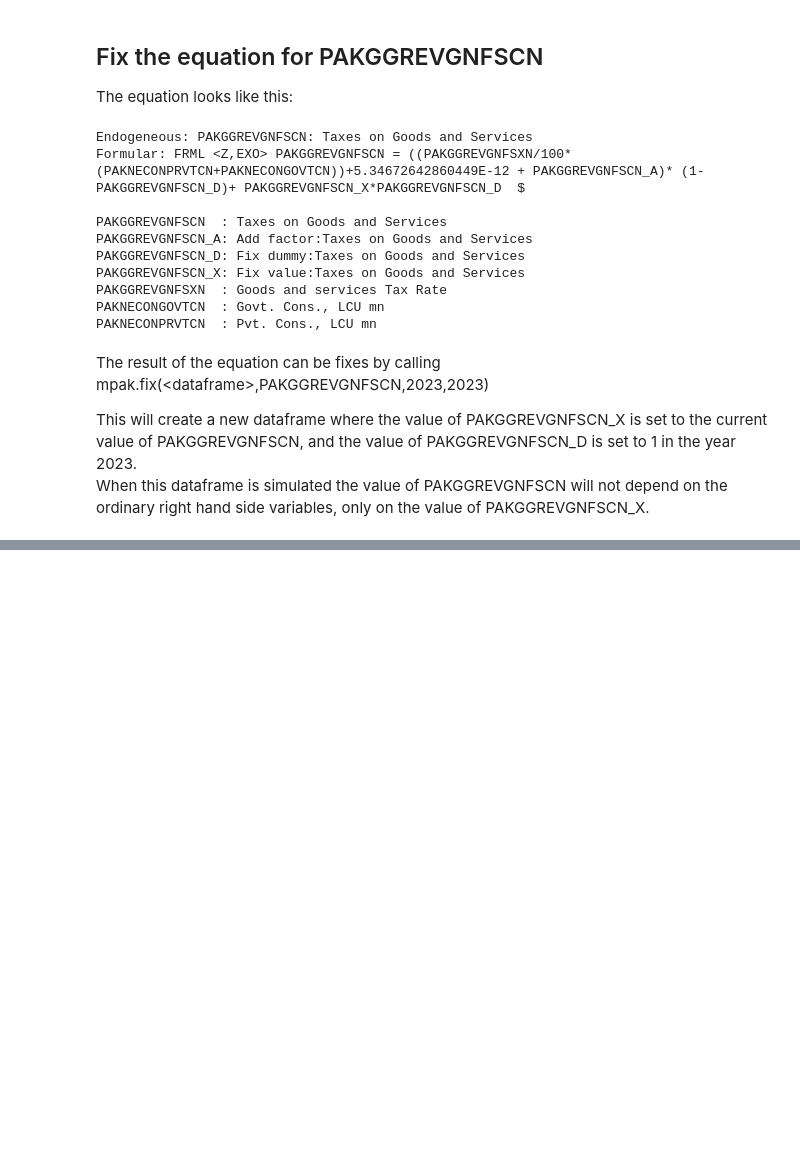
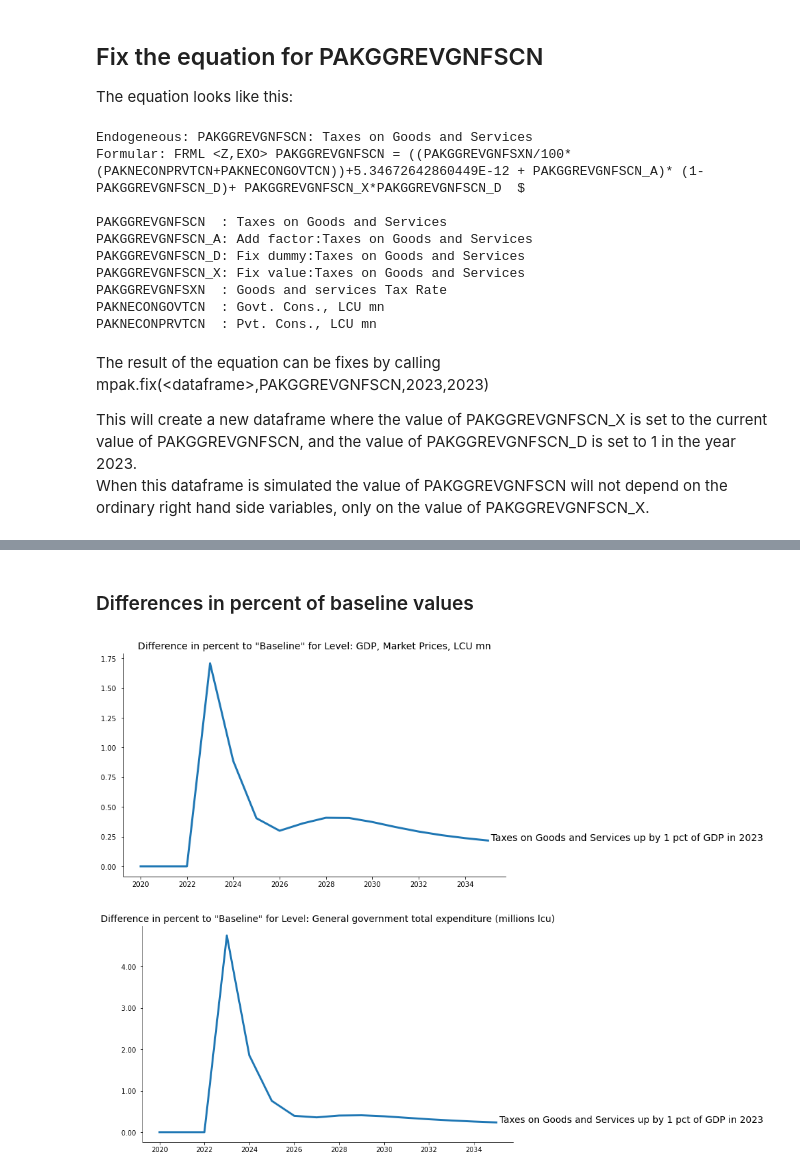
Before and after one commit to IbHansen/IbHansen.github.io, a Jupyter notebook: _sources/content/howto/experiments/Standard experiment simple.ipynb, the cells around one changed output, grey strips where cells are left out. Cells and saved outputs as stored; diff of their text form; code cells hidden in the pictures; blank space fills up the shorter version.

```diff
--- a/_sources/content/howto/experiments/Standard experiment simple.ipynb
+++ b/_sources/content/howto/experiments/Standard experiment simple.ipynb
@@ -87,0 +115,7 @@ Tab(children=(Tab(children=(HTML(value='<?xml version="1.0" encoding="utf-8" sta
+# %% [markdown]
+### Differences in percent of baseline values
+# %%
+mpak.keep_plot('PAKNYGDPMKTPCN PAKGGEXPTOTLCN',diffpct=1,showtype='level',savefig='testgraph/tax_impact_difpct_.svg',legend=0);
+# %% [output]
+[figure, added]
+[figure, added]
```
Also changed, not shown: parts of 20 cells of this notebook, 38 other files.
